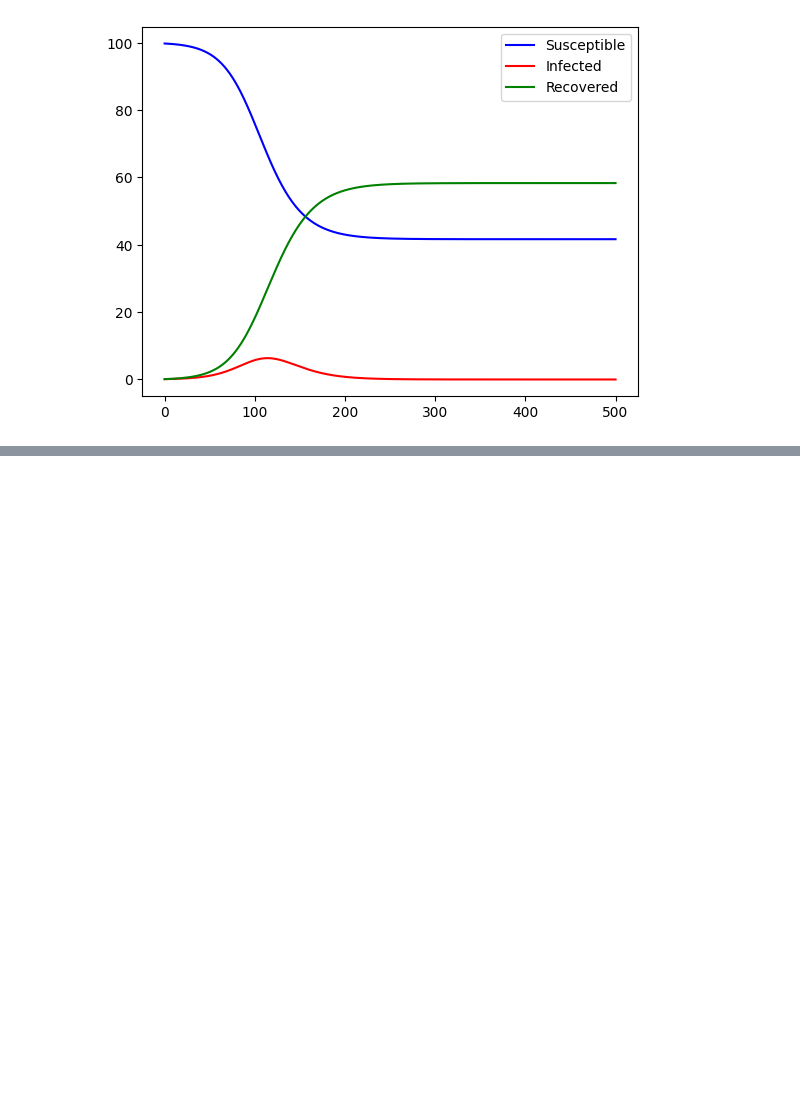
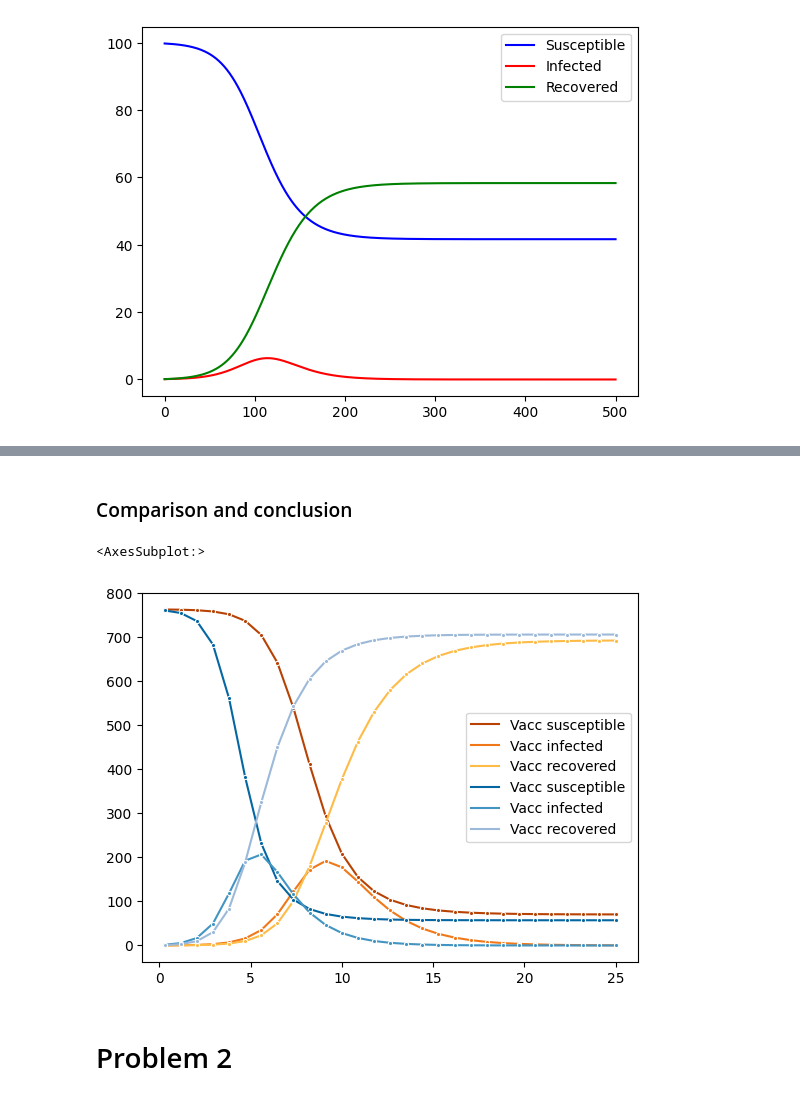
Before and after one commit to vitalismaxim/Intro-Computational-Science, a Jupyter notebook: assignment1.ipynb, the cells around one changed output, grey strips where cells are left out. Saved outputs shown, nothing was run; the diff lists cells and outputs as text; code cells hidden in the pictures; blank space fills up the shorter version.

```diff
--- a/assignment1.ipynb
+++ b/assignment1.ipynb
@@ -78,0 +122,8 @@ sns.lineplot(data=data, dashes = False, palette=['b', 'r', 'g'])
+# %% [markdown]
+### Comparison and conclusion
+# %%
+sns.lineplot(data=vacc, marker = '.', dashes = False, palette=palette_model)
+sns.lineplot(data=vacc2, marker = '.', dashes = False, palette=palette_vacc)
+# %% [output]
+<AxesSubplot:>
+[figure, added]
@@ -78,0 +133,2 @@ sns.lineplot(data=data, dashes = False, palette=['b', 'r', 'g'])
+# %% [markdown]
+# Problem 2
```
Also changed, not shown: parts of 13 cells of this notebook, 2 other files.
